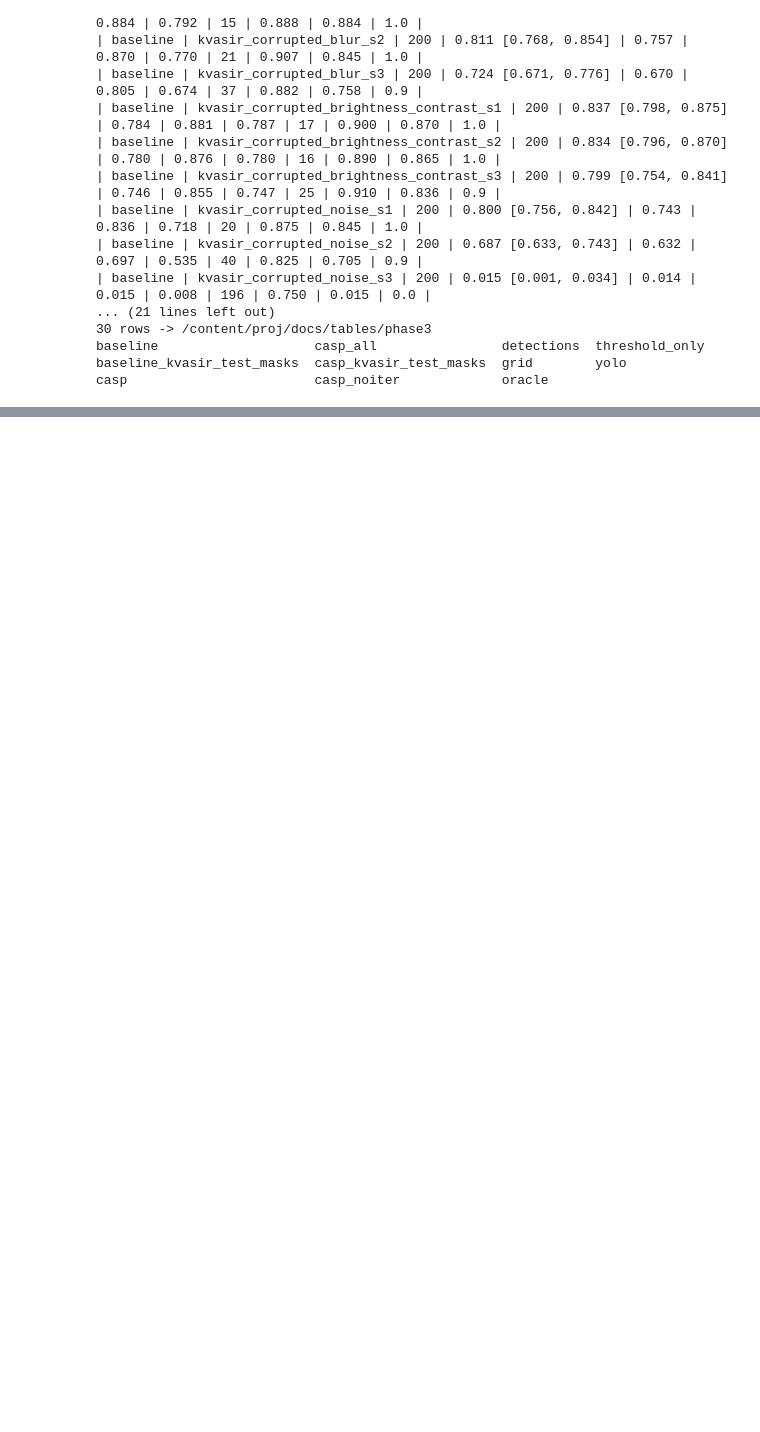
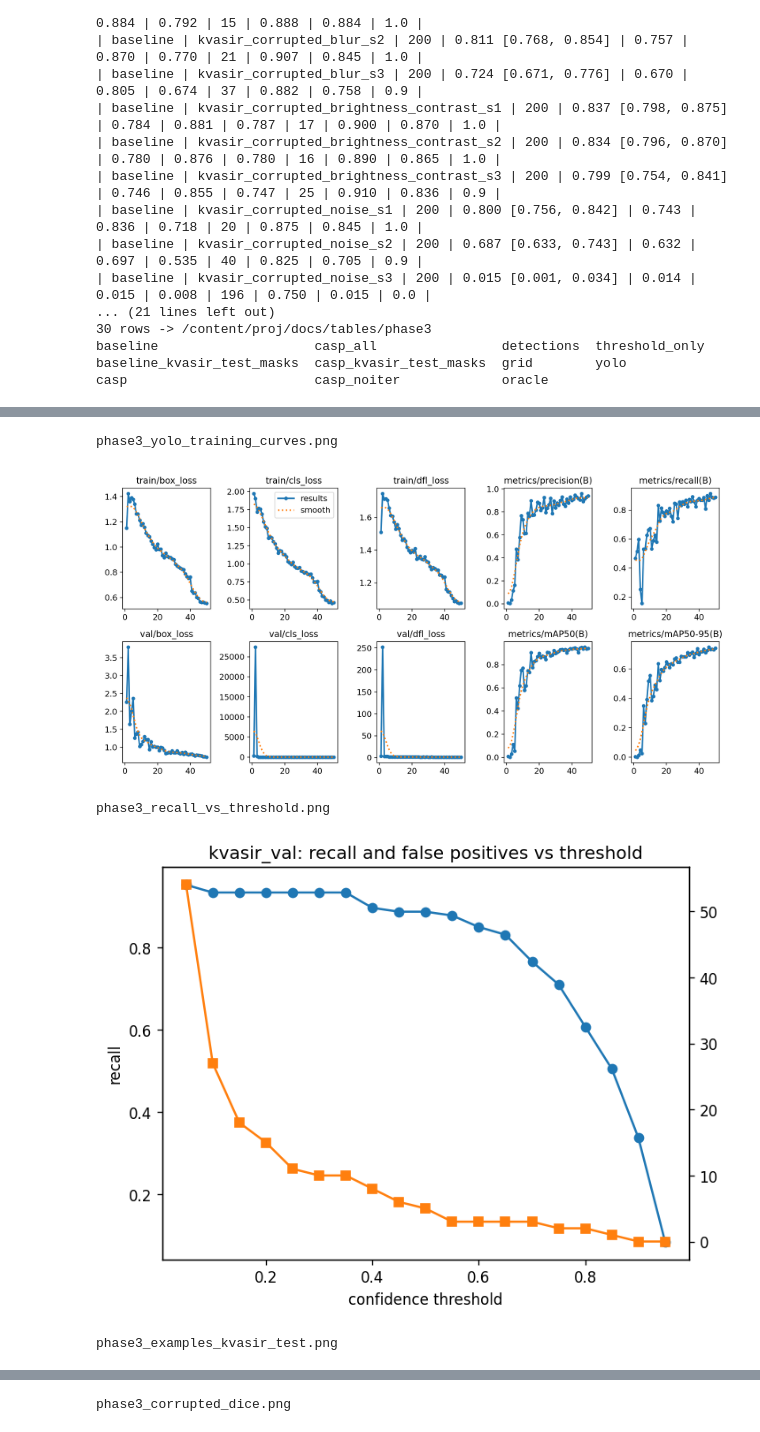
Before and after one commit to kashishfatima999/Confidence-Aware-Self-Prompting-for-Robust-Polyp-Segmentation, a Jupyter notebook: docs/submissions/phase3/F26-13.ipynb, the cells around one changed output, grey strips where cells are left out. Saved outputs shown, nothing was run; the diff lists cells and outputs as text; code cells hidden in the pictures; blank space fills up the shorter version.

Commit message:
Phase 3 submission: combined notebook, final report

```diff
--- a/docs/submissions/phase3/F26-13.ipynb
+++ b/docs/submissions/phase3/F26-13.ipynb
@@ -409,0 +504,11 @@ four CASP/threshold configs and in DL-34, plus a change-log row. Never `runs/`,
+# %%
+from IPython.display import Image, display
+for f in ["phase3_yolo_training_curves.png", "phase3_recall_vs_threshold.png",
+          "phase3_examples_kvasir_test.png", "phase3_corrupted_dice.png"]:
+    print(f); display(Image(filename=f"docs/figures/{f}", width=800))
+# %% [output]
+phase3_yolo_training_curves.png
+[figure, added]
+phase3_recall_vs_threshold.png
+[figure, added]
+phase3_examples_kvasir_test.png
@@ -409,0 +516 @@ four CASP/threshold configs and in DL-34, plus a change-log row. Never `runs/`,
+phase3_corrupted_dice.png
```
Also changed, not shown: parts of 14 cells of this notebook, 6 other files.
